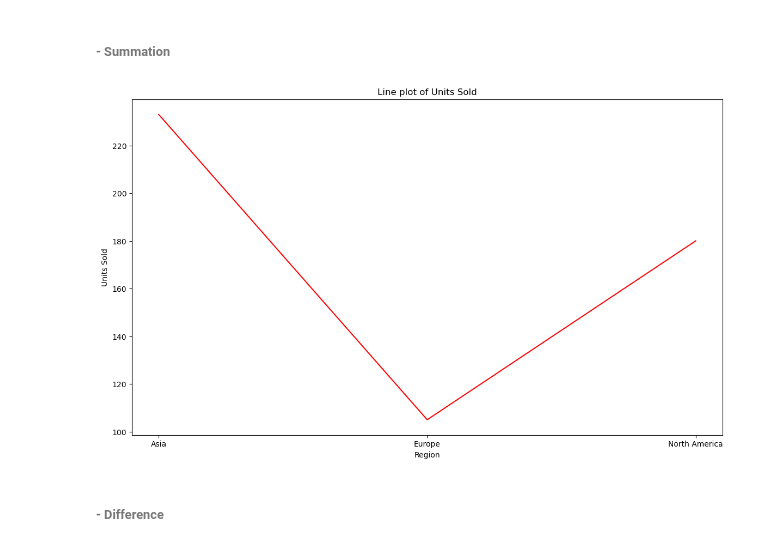
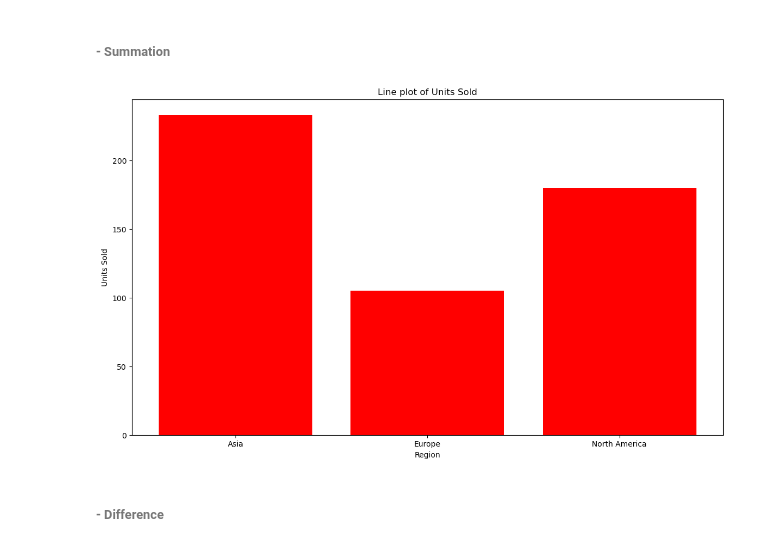
Before and after one commit to rtress0001/Moneyback-codewars-leetcode, a Jupyter notebook: Online Sales Notebook.ipynb, the cells around one changed output. Saved outputs shown, nothing was run; the diff lists cells and outputs as text; code cells hidden in the pictures.

```diff
--- a/Online Sales Notebook.ipynb
+++ b/Online Sales Notebook.ipynb
@@ -184,20 +184,20 @@ plt.show()
 # %%
 
 
 #Creating a group by for average academic preformance for the filtered data
 summary_data = sales.groupby('Region')['Units Sold'].sum().reset_index()
 
 
 plt.figure(figsize=(14, 8))
 #making a bar chart to show the data in a presentation
-plt.plot(summary_data['Region'], summary_data['Units Sold'], color='red')
+plt.bar(summary_data['Region'], summary_data['Units Sold'], color='red')
 
-plt.title("Line plot of Units Sold")
+plt.title("Bar plot of Units Sold")
 plt.xlabel("Region")
 plt.ylabel("Units Sold")
 
 plt.show()
 # %% [output]
-[figure, old version]
+[figure, new version]
 # %% [markdown]
 ###### - Difference
```
Also changed, not shown: parts of 44 cells of this notebook.
